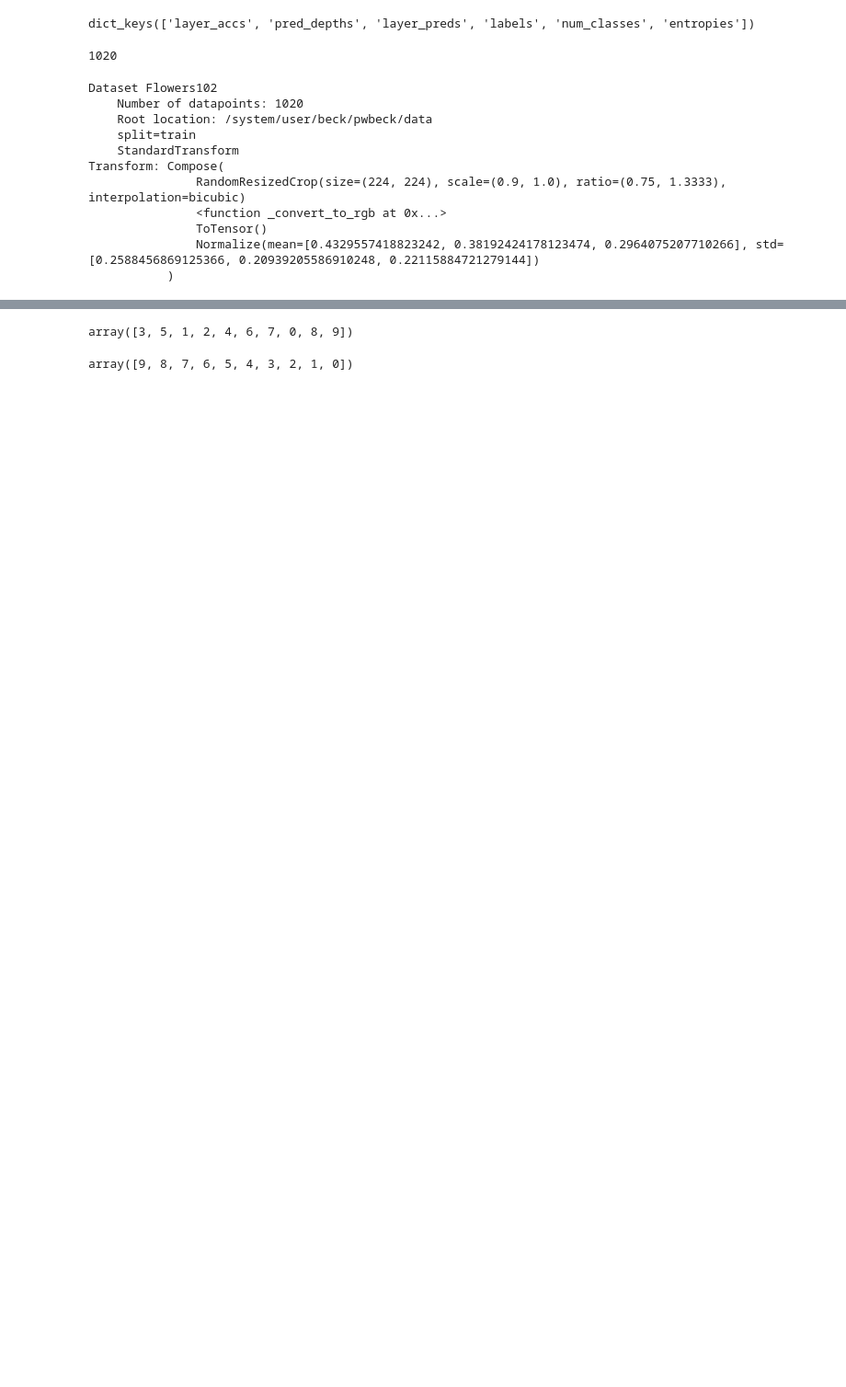
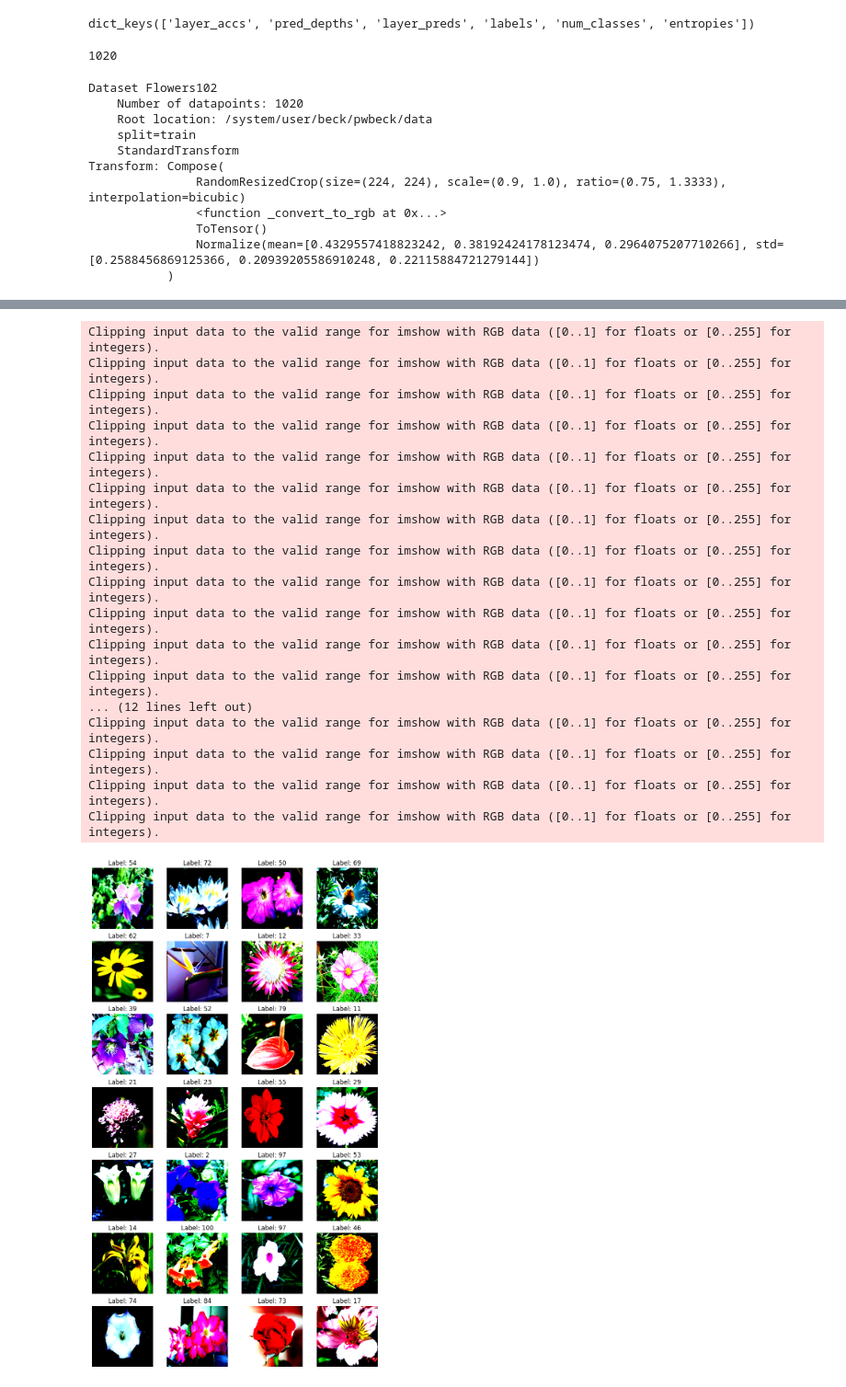
Before and after one commit to maximilianmbeck/tflearning, a Jupyter notebook: notebooks/sample_selector.ipynb, the cells around one changed output, grey strips where cells are left out. Shown at 92% size. Saved outputs shown, nothing was run; the diff lists cells and outputs as text; code cells hidden in the pictures; blank space fills up the shorter version.

```diff
--- a/notebooks/sample_selector.ipynb
+++ b/notebooks/sample_selector.ipynb
@@ -66,6 +43,0 @@ def get_sample_idxes_by_metric(sample_idx_metric : np.ndarray, fraction: float,
-# %%
-x = np.arange(10)
-np.random.shuffle(x)
-x
-# %% [output]
-array([3, 5, 1, 2, 4, 6, 7, 0, 8, 9])
@@ -74,4 +44,38 @@ idx_sort = x.argsort()
-# %%
-x[idx_sort][::-1]
-# %% [output]
-array([9, 8, 7, 6, 5, 4, 3, 2, 1, 0])
+# %%
+data_cfg = """
+data:
+  name: flowers102
+  kwargs:
+    data_root_path: /system/user/beck/pwbeck/data
+    n_px: 224
+#   sample_selector:
+#     name: prediction_depth
+#     kwargs:
+#       fraction: 0.01
+#       pred_results_file: /system/user/beck/pwbeck/projects/regularization/tflearning/outputs_scripts/prediction_depth/PD-flowers102-resnet18--230317_153444/prediction_depth_results.p
+#       keep_highest: True
+"""
+data_cfg = OmegaConf.create(data_cfg)
+data_cfg = from_dict(data=OmegaConf.to_container(data_cfg.data), data_class=DataConfig)
+dsgen_flowers = create_datasetgenerator(data_cfg=data_cfg)
+dsgen_flowers.generate_dataset()
+show_images(dsgen_flowers.train_split, num_images=30, shuffle=True)
+# %% [output]
+Clipping input data to the valid range for imshow with RGB data ([0..1] for floats or [0..255] for integers).
+Clipping input data to the valid range for imshow with RGB data ([0..1] for floats or [0..255] for integers).
+Clipping input data to the valid range for imshow with RGB data ([0..1] for floats or [0..255] for integers).
+Clipping input data to the valid range for imshow with RGB data ([0..1] for floats or [0..255] for integers).
+Clipping input data to the valid range for imshow with RGB data ([0..1] for floats or [0..255] for integers).
+Clipping input data to the valid range for imshow with RGB data ([0..1] for floats or [0..255] for integers).
+Clipping input data to the valid range for imshow with RGB data ([0..1] for floats or [0..255] for integers).
+Clipping input data to the valid range for imshow with RGB data ([0..1] for floats or [0..255] for integers).
+Clipping input data to the valid range for imshow with RGB data ([0..1] for floats or [0..255] for integers).
+Clipping input data to the valid range for imshow with RGB data ([0..1] for floats or [0..255] for integers).
+Clipping input data to the valid range for imshow with RGB data ([0..1] for floats or [0..255] for integers).
+Clipping input data to the valid range for imshow with RGB data ([0..1] for floats or [0..255] for integers).
+... (12 lines left out)
+Clipping input data to the valid range for imshow with RGB data ([0..1] for floats or [0..255] for integers).
+Clipping input data to the valid range for imshow with RGB data ([0..1] for floats or [0..255] for integers).
+Clipping input data to the valid range for imshow with RGB data ([0..1] for floats or [0..255] for integers).
+Clipping input data to the valid range for imshow with RGB data ([0..1] for floats or [0..255] for integers).
+[figure, added]
```
Also changed, not shown: parts of 11 cells of this notebook, 3 other files.
